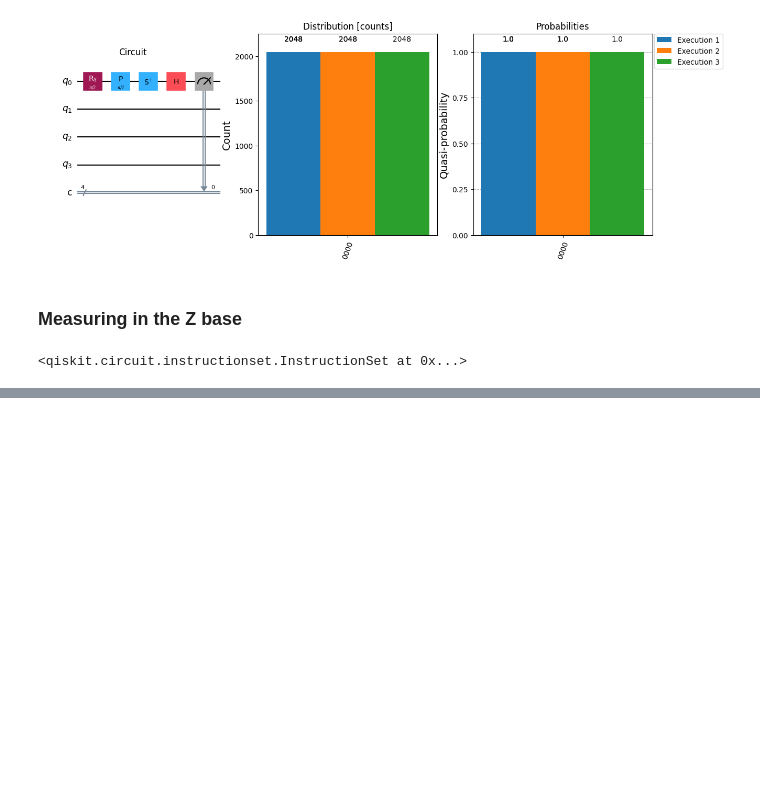
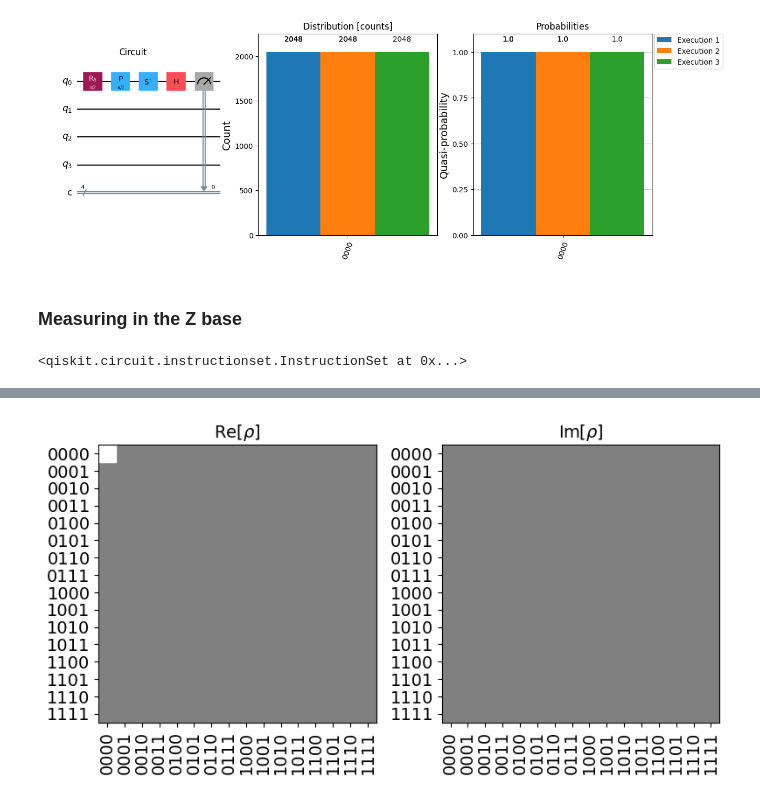
Before and after one commit to AmevinLS/quantum-uni, a Jupyter notebook: project1/project1.ipynb, the cells around one changed output, grey strips where cells are left out. Drawn from its saved outputs; the diff is of its cells as text; code cells hidden in the pictures; blank space fills up the shorter version.

```diff
--- a/project1/project1.ipynb
+++ b/project1/project1.ipynb
@@ -149,0 +165,4 @@ plot_circuit_and_results(circuit4_z, counts)
+# %%
+qvis.plot_state_hinton(psi)
+# %% [output]
+[figure, added]
```
Also changed, not shown: parts of 21 cells of this notebook, 2 other files.
